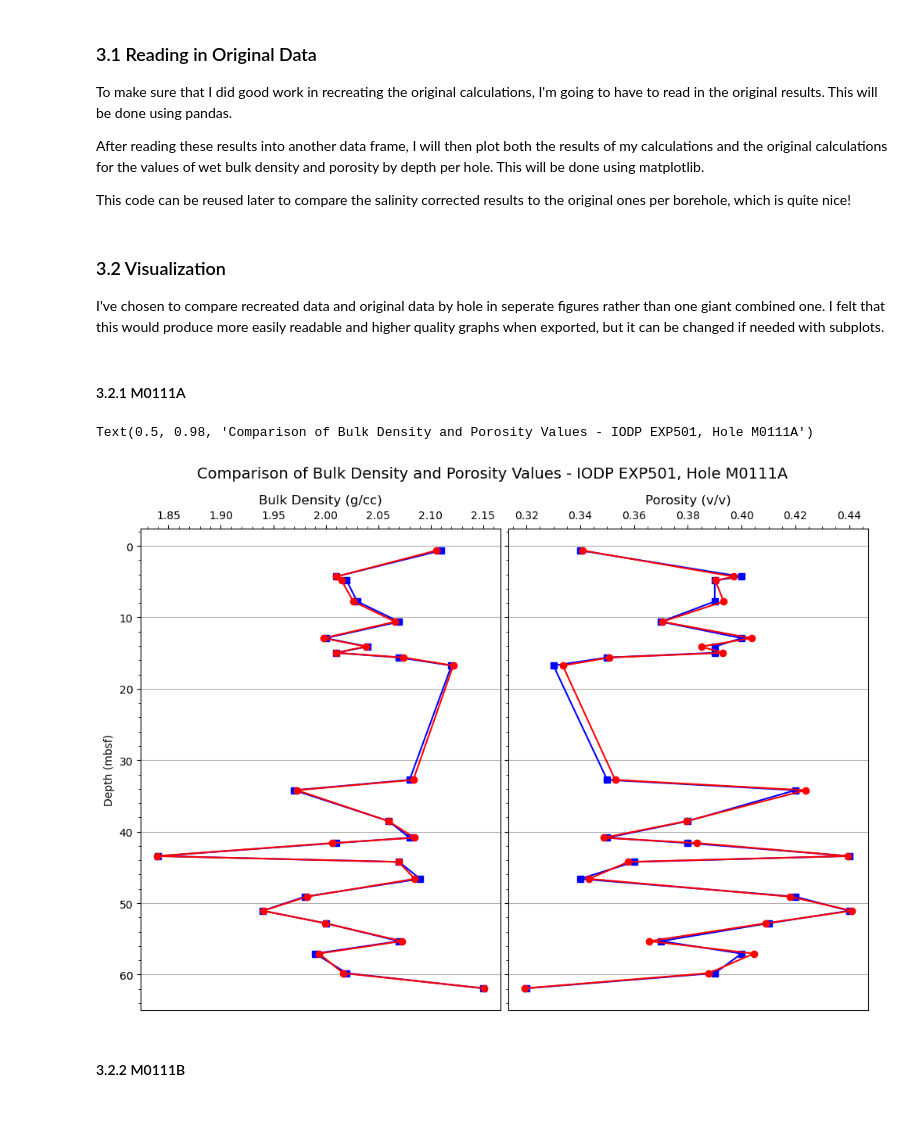
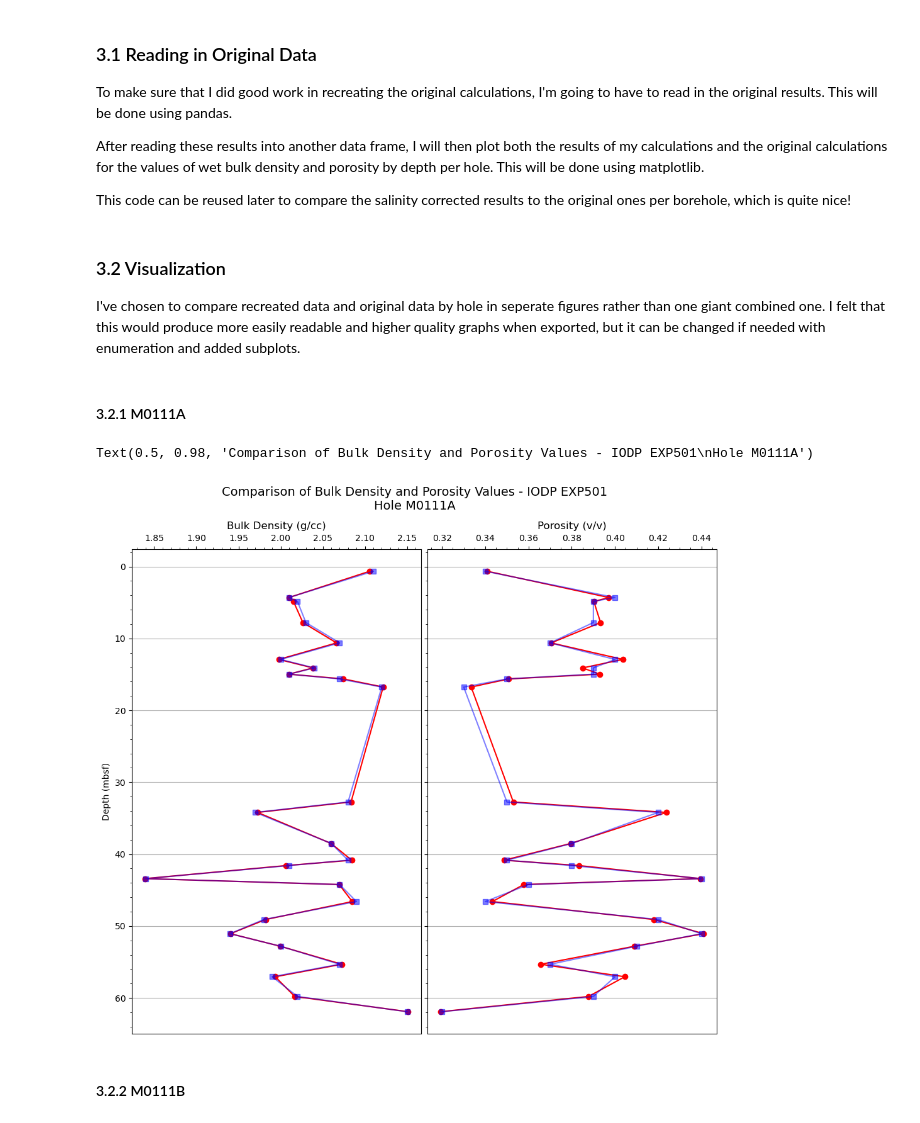
Before and after one commit to maddoxchastain-vcool/MAD-FF-Corrections-from-Varied-Salinity, a Jupyter notebook: work/recreation_MAD.ipynb, the cells around one changed output. Cells and saved outputs as stored; diff of their text form; code cells hidden in the pictures.

Commit message:
finished MAD comparison

```diff
--- a/work/recreation_MAD.ipynb
+++ b/work/recreation_MAD.ipynb
@@ -149,6 +149,7 @@ df['Porosity, v/v'] = pw_volume / sample_wet_volume
 df['Void Ratio, v/v'] = pw_volume / grain_volume
 # %%
 # checking progress made in data frame
+df = df.sort_values(by='Sample Bot Depth, mbsf')
 df.head(n=4)
 # %% [output]
 |  | Exp | Site | Hole | Core | Type | Section | Sample Top, cm | Sample Bottom, cm | Combined id | ... |
@@ -175,10 +176,16 @@ M0112A = pd.read_csv('/mnt/c/Users/maddo/onedrive/Desktop/Work stuff/SURF 2026/M
 M0112B = pd.read_csv('/mnt/c/Users/maddo/onedrive/Desktop/Work stuff/SURF 2026/MAD-FF-Corrections-from-Varied-Salinity/spreadsheets/03_MAD/M0112B/M0112B.csv')
 M0113A = pd.read_csv('/mnt/c/Users/maddo/onedrive/Desktop/Work stuff/SURF 2026/MAD-FF-Corrections-from-Varied-Salinity/spreadsheets/03_MAD/M0113A/M0113A.csv')
 # %%
-# M0111A.head(n=4)
+# sorting data by depth
+M0111A = M0111A.sort_values(by='Sample Bot Depth, mbsf')
+M0111B = M0111B.sort_values(by='Sample Bot Depth, mbsf')
+M0111C = M0111C.sort_values(by='Sample Bot Depth, mbsf')
+M0112A = M0112A.sort_values(by='Sample Bot Depth, mbsf')
+M0112B = M0112B.sort_values(by='Sample Bot Depth, mbsf')
+M0113A = M0113A.sort_values(by='Sample Bot Depth, mbsf')
 # %% [markdown]
 ### 3.2 Visualization ###
-I've chosen to compare recreated data and original data by hole in seperate figures rather than one giant combined one. I felt that this would produce more easily readable and higher quality graphs when exported, but it can be changed if needed with subplots.
+I've chosen to compare recreated data and original data by hole in seperate figures rather than one giant combined one. I felt that this would produce more easily readable and higher quality graphs when exported, but it can be changed if needed with enumeration and added subplots.
 # %% [markdown]
 #### 3.2.1 M0111A ####
 # %%
@@ -190,30 +197,30 @@ reM0111A_bd = df.loc[(df['Site'] == 'M0111') & (df['Hole'] == 'A'), 'Bulk Densit
 reM0111A_por = df.loc[(df['Site'] == 'M0111') & (df['Hole'] == 'A'), 'Porosity, v/v']
 reM0111A_depth = df.loc[(df['Site'] == 'M0111') & (df['Hole'] == 'A'), 'Sample Bot Depth, mbsf']
 # %%
-fig, ax = plt.subplots(1, 2, figsize=(12, 8), sharey=True)
+fig, ax = plt.subplots(1, 2, figsize=(12, 10), sharey=True)
 fig.subplots_adjust(wspace=0.02)
 
-ax[0].plot(M0111A_bd, M0111A_depth, color='blue', marker='s')
 ax[0].plot(reM0111A_bd, reM0111A_depth, color='red', marker='o')
+ax[0].plot(M0111A_bd, M0111A_depth, color='blue', marker='s', alpha=0.5)
 ax[0].xaxis.set_label_position('top')
 ax[0].xaxis.tick_top()
 ax[0].set_title('Bulk Density (g/cc)')
 ax[0].minorticks_on()
 ax[0].grid(axis='y')
 ax[0].set_ylabel('Depth (mbsf)')
 
-ax[1].plot(M0111A_por, M0111A_depth, color='blue', marker='s')
 ax[1].plot(reM0111A_por, reM0111A_depth, color='red', marker='o')
+ax[1].plot(M0111A_por, M0111A_depth, color='blue', marker='s', alpha=0.5)
 ax[1].xaxis.set_label_position('top')
 ax[1].xaxis.tick_top()
 ax[1].set_title('Porosity (v/v)')
 ax[1].minorticks_on()
 ax[1].grid(axis='y')
 
 plt.gca().invert_yaxis()
-fig.suptitle('Comparison of Bulk Density and Porosity Values - IODP EXP501, Hole M0111A', fontsize=14)
+fig.suptitle('Comparison of Bulk Density and Porosity Values - IODP EXP501' + '\n' + 'Hole M0111A', fontsize=14)
 # %% [output]
-Text(0.5, 0.98, 'Comparison of Bulk Density and Porosity Values - IODP EXP501, Hole M0111A')
+Text(0.5, 0.98, 'Comparison of Bulk Density and Porosity Values - IODP EXP501\nHole M0111A')
-[figure, old version]
+[figure, new version]
 # %% [markdown]
 #### 3.2.2 M0111B ####
```
Also changed, not shown: parts of 11 cells of this notebook, 4 other files.
